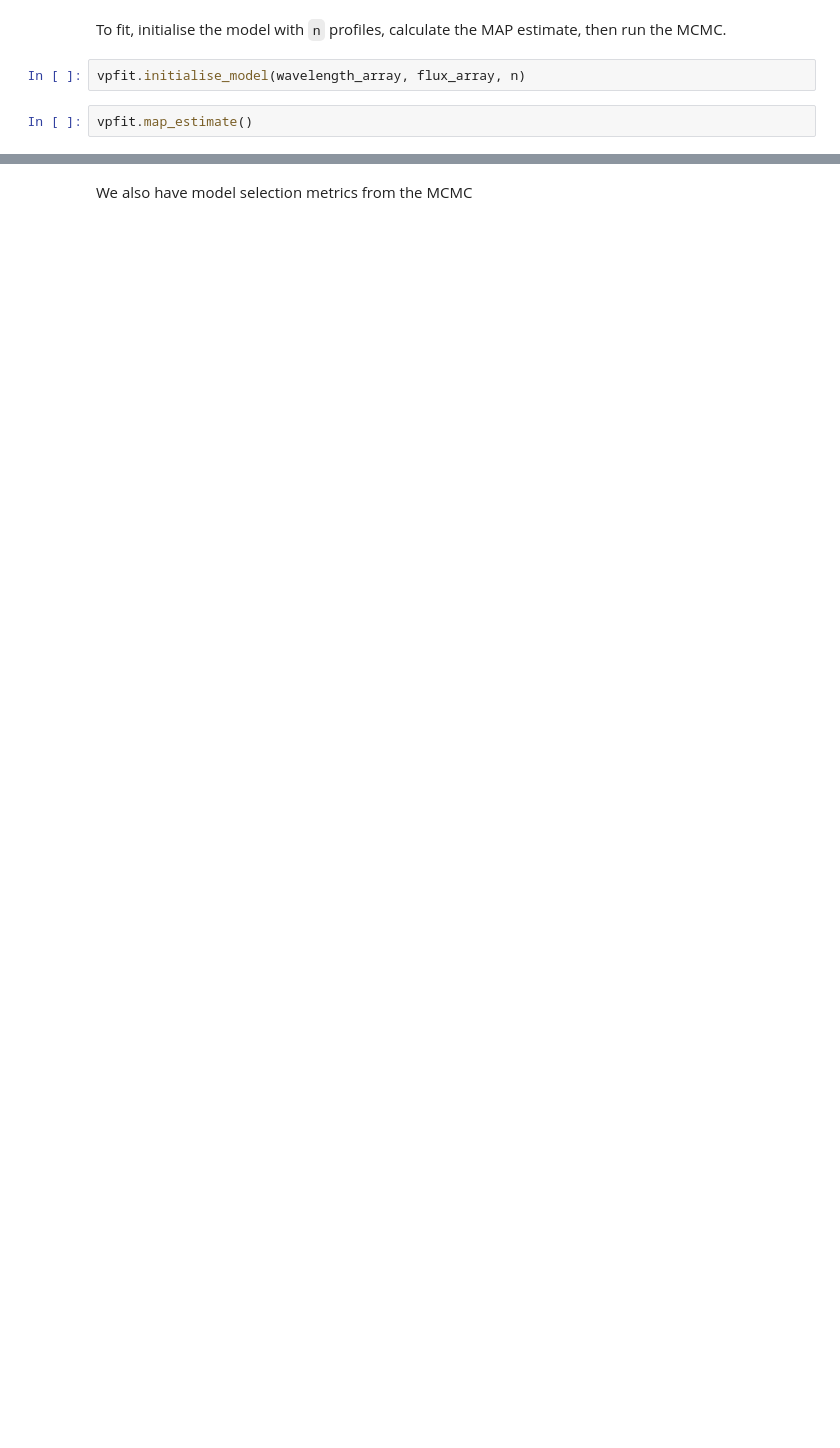
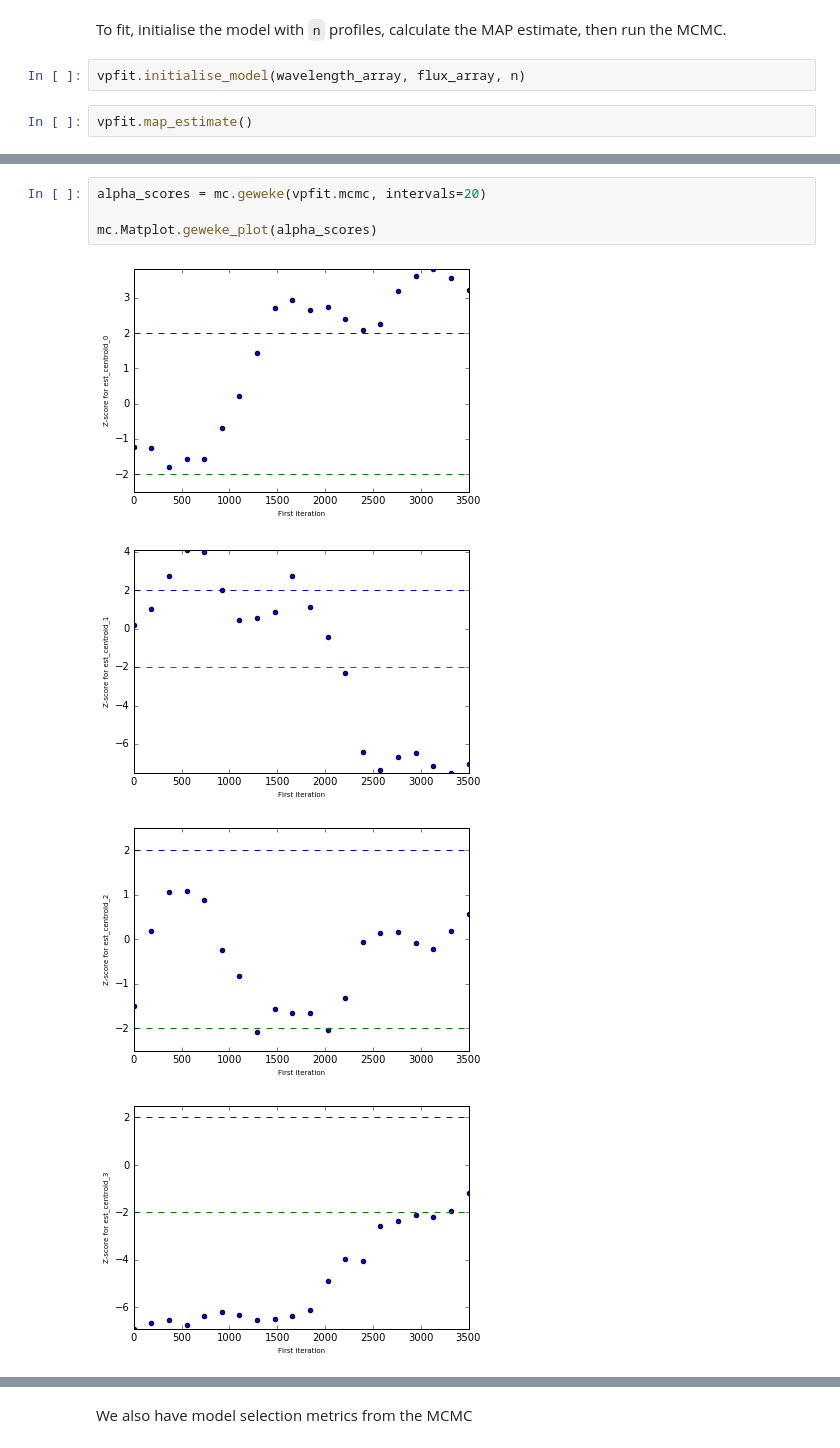
Before and after one commit to sarahappleby/VAMP, a Jupyter notebook: _introduction.ipynb, the cells around one changed output, grey strips where cells are left out. Cells and saved outputs as stored; diff of their text form; blank space fills up the shorter version.

```diff
--- a/_introduction.ipynb
+++ b/_introduction.ipynb
@@ -47,0 +58,9 @@ Took: 0:00:24.989520  to finish.
+# %%
+alpha_scores = mc.geweke(vpfit.mcmc, intervals=20)
+
+mc.Matplot.geweke_plot(alpha_scores)
+# %% [output]
+[figure, added]
+[figure, added]
+[figure, added]
+[figure, added]
```
Also changed, not shown: parts of 25 cells of this notebook.
